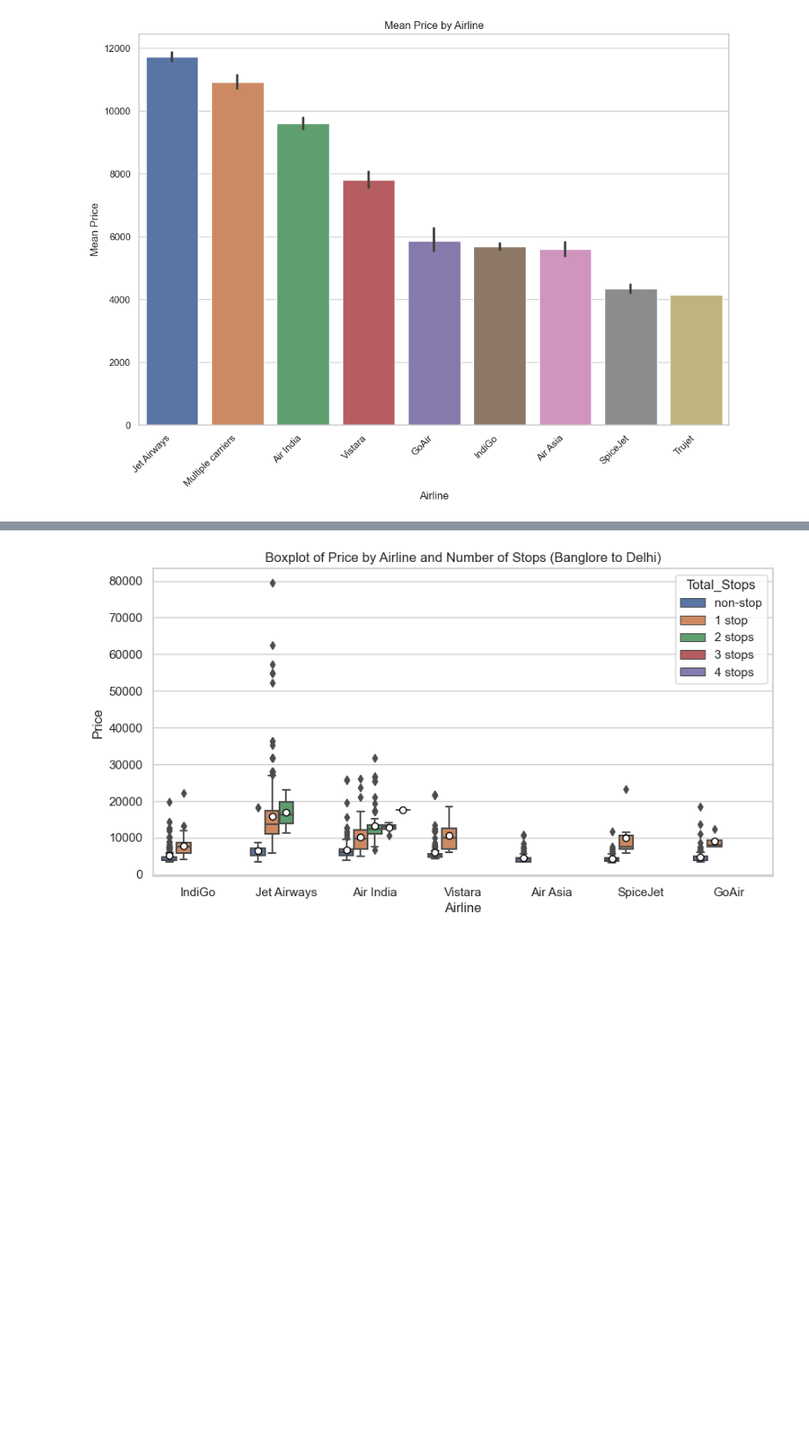
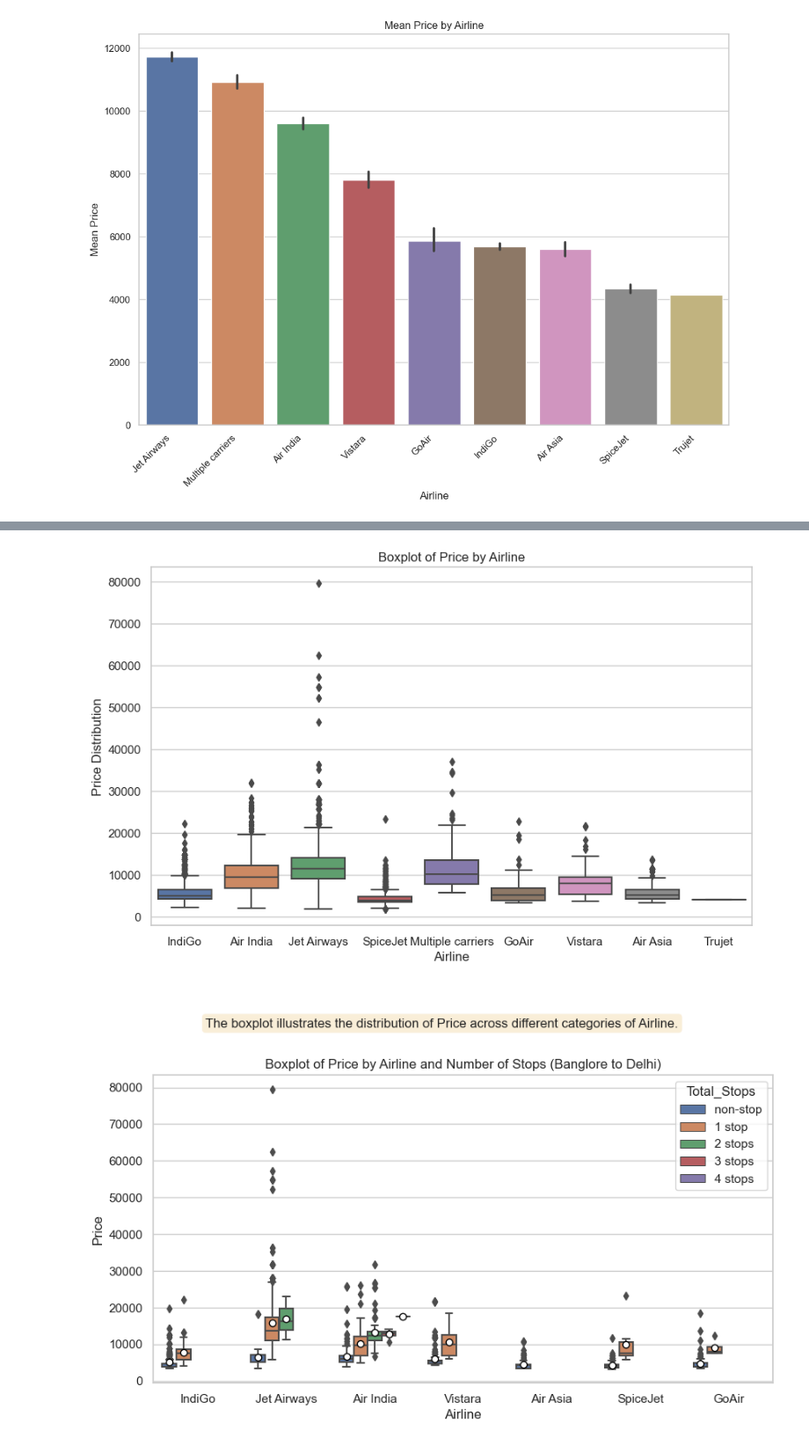
Before and after one commit to rakesh-vr/AirTicke_Price_Prediction, a Jupyter notebook: AirLinePrediction.ipynb, the cells around one changed output, grey strips where cells are left out. Shown at 88% size. Drawn from its saved outputs; the diff is of its cells as text; code cells hidden in the pictures; blank space fills up the shorter version.

```diff
--- a/AirLinePrediction.ipynb
+++ b/AirLinePrediction.ipynb
@@ -455,3 +411,44 @@ ValueError: The truth value of a Series is ambiguous. Use a.empty, a.bool(), a.i
+# %%
+def explain_boxplot(df, x_column, y_column):
+    """
+    Generate a boxplot and provide dynamic explanations.
+
+    Parameters:
+    - df: DataFrame
+    - x_column: str, column for x-axis
+    - y_column: str, column for y-axis
+
+    Returns:
+    None
+    """
+    plt.figure(figsize=(10, 6))
+
+    # Create a boxplot
+    sns.boxplot(x=x_column, y=y_column, data=df)
+
+    # Add title
+    plt.title(f'Boxplot of {y_column} by {x_column}')
+
+    # Add explanations based on characteristics of the data
+    if df[y_column].dtype in ['float64', 'int64']:
+        plt.ylabel(f'{y_column} Distribution')
+        plt.xlabel(f'{x_column}')
+        explanation = f"The boxplot illustrates the distribution of {y_column} across different categories of {x_column}."
+    else:
+        plt.ylabel(f'{y_column} Category')
+        plt.xlabel(f'{x_column}')
+        explanation = f"The boxplot displays the spread of {y_column} for different {x_column} categories."
+
+    # Display explanations
+    plt.figtext(0.5, -0.1, explanation, ha='center', va='center', fontsize=12, bbox=dict(boxstyle='round', facecolor='wheat', alpha=0.5))
+
+    # Show the plot
+    plt.show()
+
+
+explain_boxplot(eda, 'Airline', 'Price')
+# %% [output]
+[figure, added]
 # %%
 # Get unique source-destination pairs
 unique_routes = eda[['Source', 'Destination']].drop_duplicates()
```
Also changed, not shown: parts of 7 cells of this notebook.
